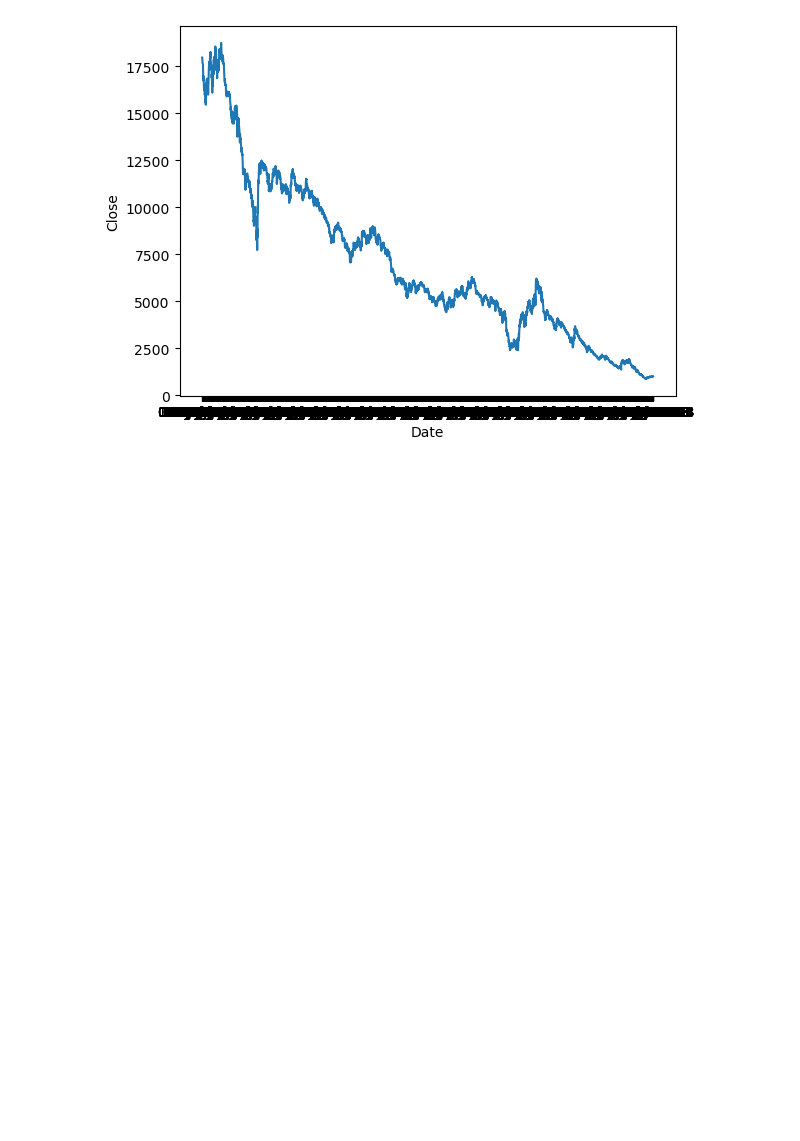
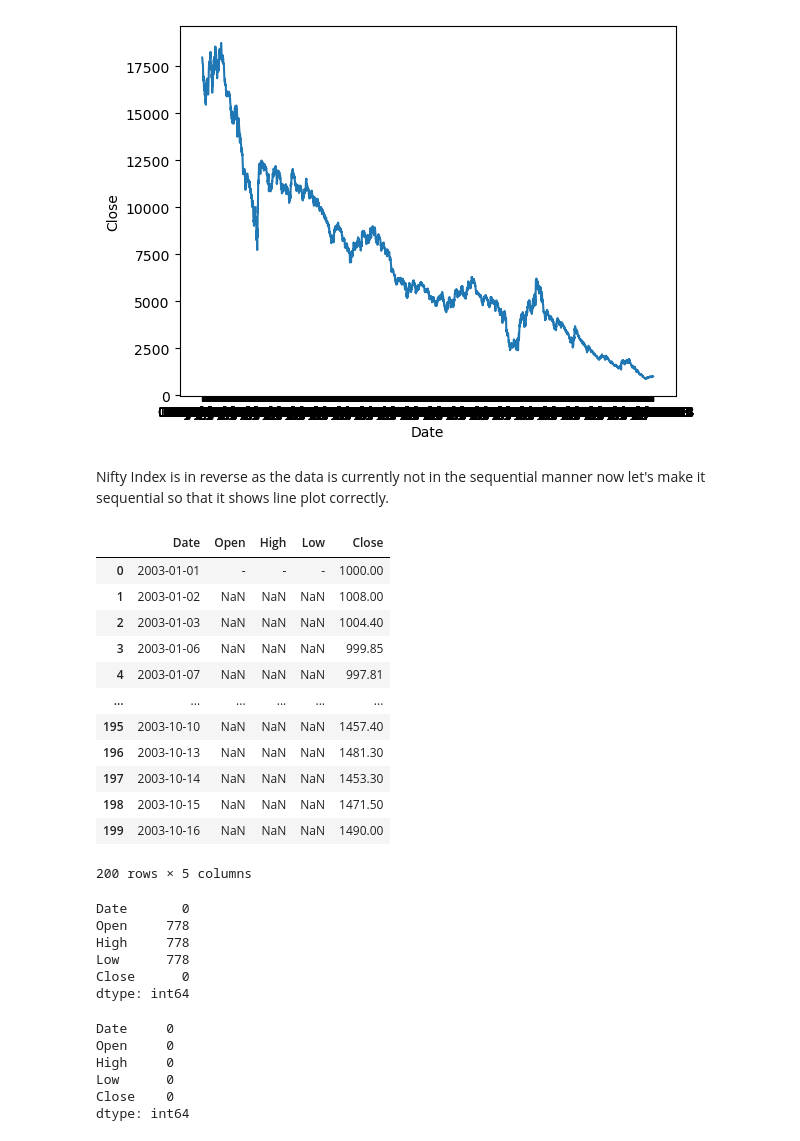
Before and after one commit to nitindhami/StockPrediction, a Jupyter notebook: archive/StockAnalysis.ipynb, the cells around one changed output. Saved outputs shown, nothing was run; the diff lists cells and outputs as text; code cells hidden in the pictures; blank space fills up the shorter version.

```diff
--- a/archive/StockAnalysis.ipynb
+++ b/archive/StockAnalysis.ipynb
@@ -24,3 +24,5 @@ sns.lineplot(x='Date', y='Close', data=df)
 # %% [output]
 <Axes: xlabel='Date', ylabel='Close'>
 [figure]
+# %% [markdown]
+Nifty Index is in reverse as the data is currently not in the sequential manner now let's make it sequential so that it shows line plot correctly.
@@ -26,0 +37,25 @@ sns.lineplot(x='Date', y='Close', data=df)
+# %%
+df.head(200)
+# %% [output]
+|  | Date | Open | High | Low | Close |
+| 0 | 2003-01-01 | - | - | - | 1000.00 |
+| 1 | 2003-01-02 | NaN | NaN | NaN | 1008.00 |
+| 2 | 2003-01-03 | NaN | NaN | NaN | 1004.40 |
+| 3 | 2003-01-06 | NaN | NaN | NaN | 999.85 |
+| 4 | 2003-01-07 | NaN | NaN | NaN | 997.81 |
+| ... | ... | ... | ... | ... | ... |
+| 195 | 2003-10-10 | NaN | NaN | NaN | 1457.40 |
+| 196 | 2003-10-13 | NaN | NaN | NaN | 1481.30 |
+| 197 | 2003-10-14 | NaN | NaN | NaN | 1453.30 |
+| 198 | 2003-10-15 | NaN | NaN | NaN | 1471.50 |
+| 199 | 2003-10-16 | NaN | NaN | NaN | 1490.00 |
+200 rows × 5 columns
+# %%
+df.isnull().sum()
+# %% [output]
+Date       0
+Open     778
+High     778
+Low      778
+Close      0
+dtype: int64
@@ -26,0 +64,9 @@ sns.lineplot(x='Date', y='Close', data=df)
+# %%
+df.isnull().sum()
+# %% [output]
+Date     0
+Open     0
+High     0
+Low      0
+Close    0
+dtype: int64
```
Also changed, not shown: parts of 6 cells of this notebook.
